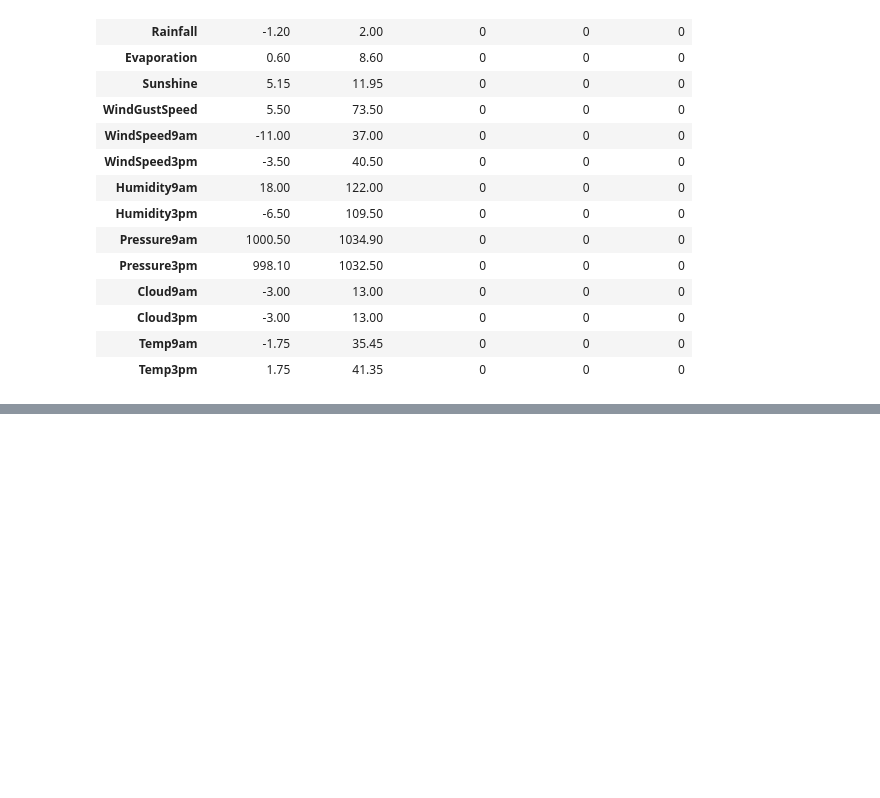
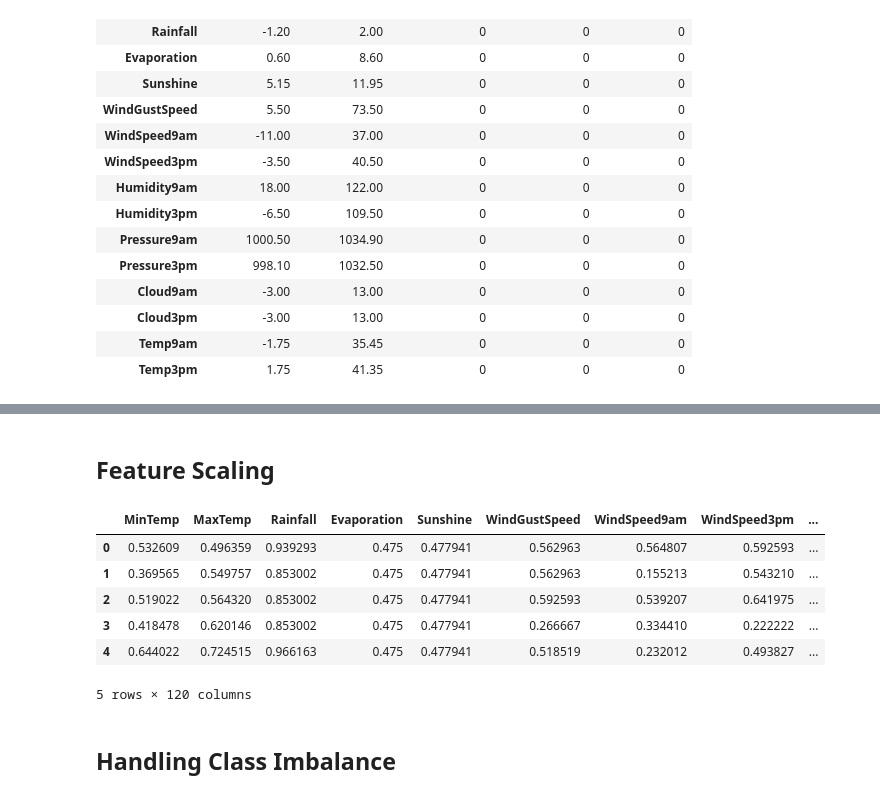
Before and after one commit to mohamedalaa-505/Preprocessing_project, a Jupyter notebook: Task_Project.ipynb, the cells around one changed output, grey strips where cells are left out. Saved outputs shown, nothing was run; the diff lists cells and outputs as text; code cells hidden in the pictures; blank space fills up the shorter version.

```diff
--- a/Task_Project.ipynb
+++ b/Task_Project.ipynb
@@ -322,0 +429,10 @@ pd.DataFrame(new_out_count).set_index('Column')
+# %%
+df['Date'] = pd.to_datetime(df['Date'])
+
+df['Year'] = df['Date'].dt.year
+df['Month'] = df['Date'].dt.month
+df['Day'] = df['Date'].dt.day
+
+df['Season'] = df['Month'].map({ 12:'Summer', 1:'Summer', 2:'Summer', 3:'Autumn', 4:'Autumn', 5:'Autumn', 6:'Winter', 7:'Winter', 8:'Winter', 9:'Spring', 10:'Spring', 11:'Spring' })
+
+df.drop(columns=['Date'], inplace=True)
@@ -322,0 +446,15 @@ pd.DataFrame(new_out_count).set_index('Column')
+# %%
+ordinal_cats = ['RainToday', 'RainTomorrow']
+nominal_cats = ['Location', 'Season', 'WindGustDir', 'WindDir9am', 'WindDir3pm']
+# %%
+from sklearn.preprocessing import LabelEncoder
+from sklearn.preprocessing import OneHotEncoder
+
+le = LabelEncoder()
+for col in ordinal_cats: df[col] = le.fit_transform(df[col].astype(str))
+
+ohe = OneHotEncoder(sparse_output=False, handle_unknown='ignore')
+encoded_df = pd.DataFrame(ohe.fit_transform(df[nominal_cats]), columns=ohe.get_feature_names_out(nominal_cats), index=df.index)
+df = pd.concat([df.drop(columns=nominal_cats), encoded_df], axis=1)
+
+print(df.dtypes)
@@ -322,0 +474,24 @@ pd.DataFrame(new_out_count).set_index('Column')
+# %% [markdown]
+## Feature Scaling
+# %%
+from sklearn.preprocessing import MinMaxScaler
+
+num_cols = df.select_dtypes(include=['int64', 'float64']).columns
+
+binary_cols = [col for col in df.columns if df[col].nunique() == 2]
+continuous_cols = [col for col in num_cols if col not in binary_cols]
+
+scaler = MinMaxScaler()
+df[continuous_cols] = scaler.fit_transform(df[continuous_cols])
+
+df[num_cols].head()
+# %% [output]
+|  | MinTemp | MaxTemp | Rainfall | Evaporation | Sunshine | WindGustSpeed | WindSpeed9am | WindSpeed3pm | ... |
+| 0 | 0.532609 | 0.496359 | 0.939293 | 0.475 | 0.477941 | 0.562963 | 0.564807 | 0.592593 | ... |
+| 1 | 0.369565 | 0.549757 | 0.853002 | 0.475 | 0.477941 | 0.562963 | 0.155213 | 0.543210 | ... |
+| 2 | 0.519022 | 0.564320 | 0.853002 | 0.475 | 0.477941 | 0.592593 | 0.539207 | 0.641975 | ... |
+| 3 | 0.418478 | 0.620146 | 0.853002 | 0.475 | 0.477941 | 0.266667 | 0.334410 | 0.222222 | ... |
+| 4 | 0.644022 | 0.724515 | 0.966163 | 0.475 | 0.477941 | 0.518519 | 0.232012 | 0.493827 | ... |
+5 rows × 120 columns
+# %% [markdown]
+## Handling Class Imbalance
```
Also changed, not shown: parts of 14 cells of this notebook.
